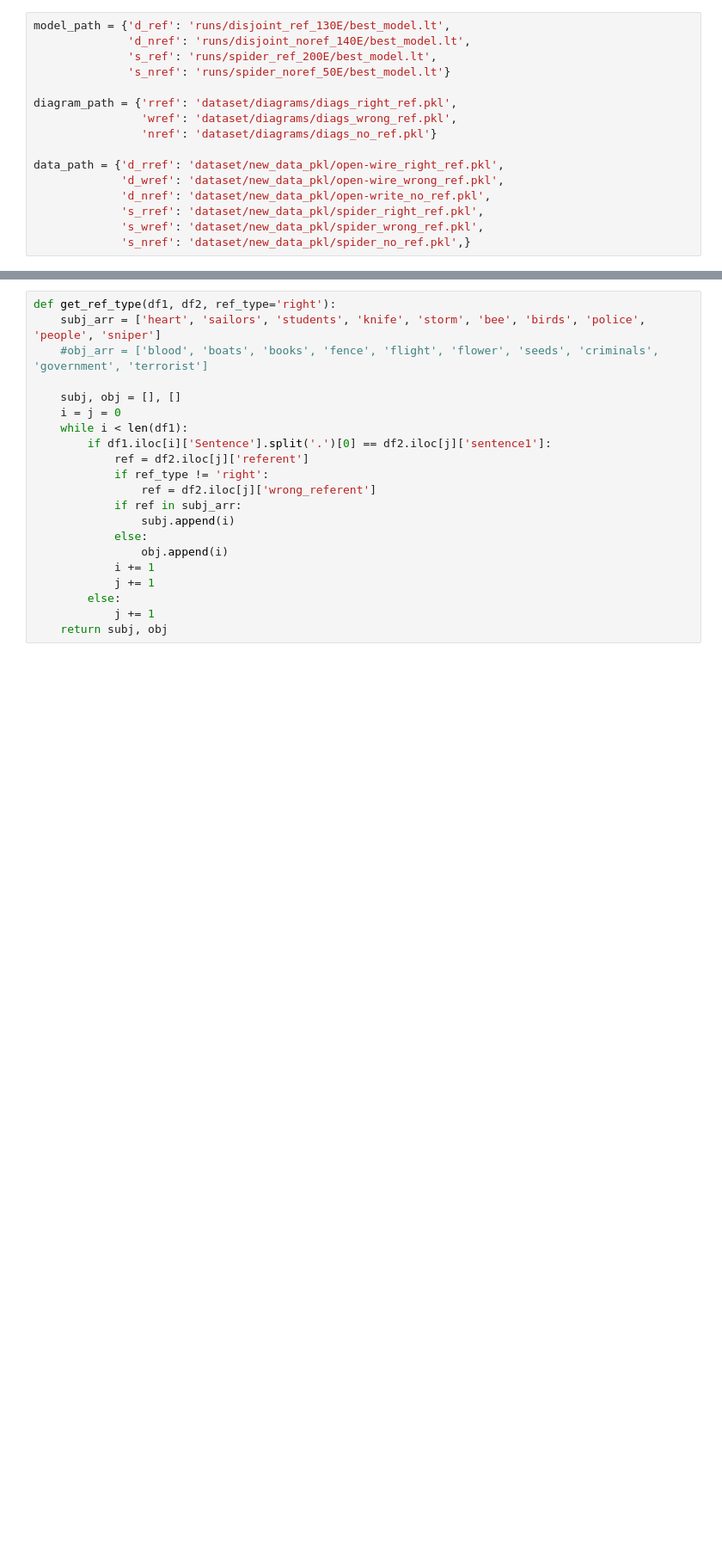
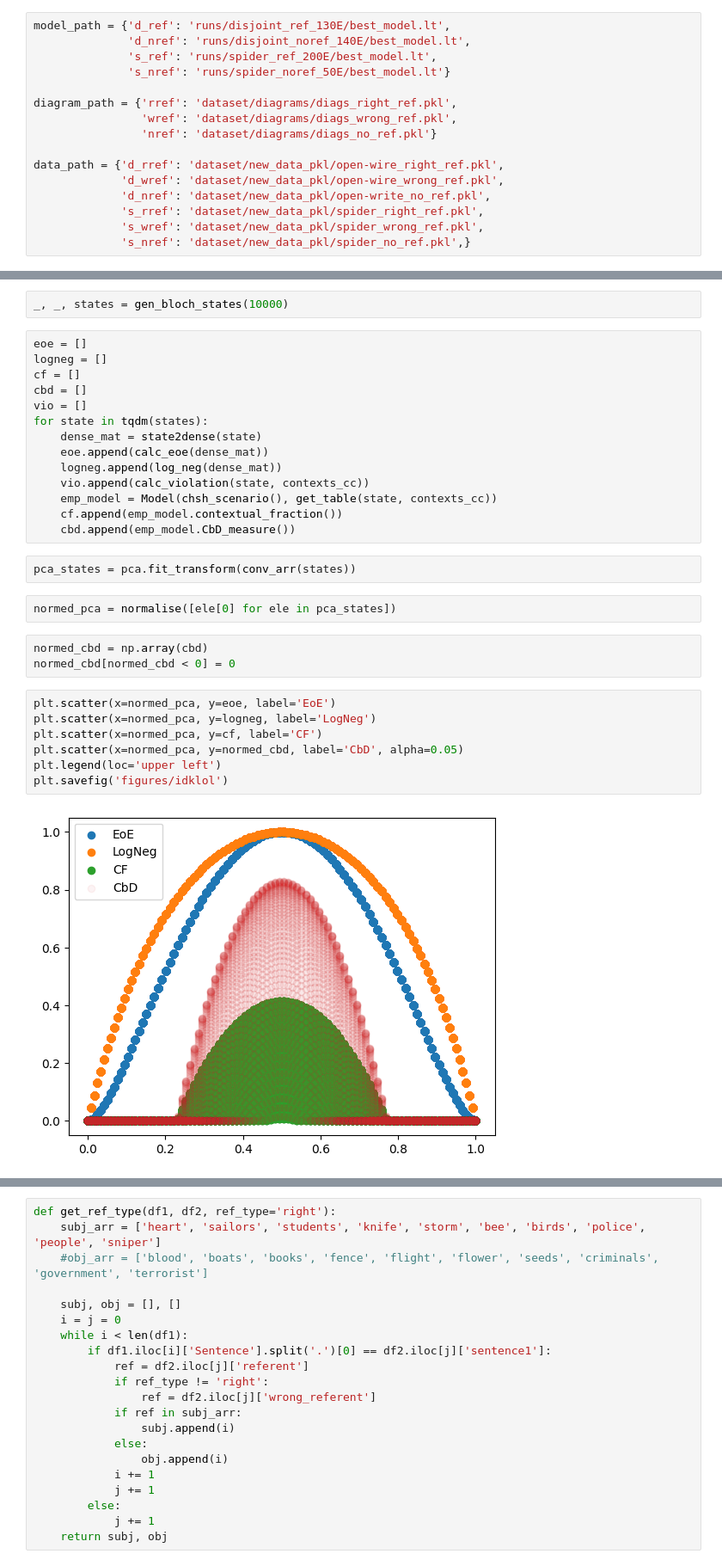
Before and after one commit to TilenLS/qnlp, a Jupyter notebook: main.ipynb, the cells around one changed output, grey strips where cells are left out. Shown at 86% size. Drawn from its saved outputs; the diff is of its cells as text; blank space fills up the shorter version.

```diff
--- a/main.ipynb
+++ b/main.ipynb
@@ -69,0 +83,32 @@ df = pd.read_csv('dataset/original_data/test.csv')
+# %%
+_, _, states = gen_bloch_states(10000)
+# %%
+eoe = []
+logneg = []
+cf = []
+cbd = []
+vio = []
+for state in tqdm(states):
+    dense_mat = state2dense(state)
+    eoe.append(calc_eoe(dense_mat))
+    logneg.append(log_neg(dense_mat))
+    vio.append(calc_violation(state, contexts_cc))
+    emp_model = Model(chsh_scenario(), get_table(state, contexts_cc))
+    cf.append(emp_model.contextual_fraction())
+    cbd.append(emp_model.CbD_measure())
+# %%
+pca_states = pca.fit_transform(conv_arr(states))
+# %%
+normed_pca = normalise([ele[0] for ele in pca_states])
+# %%
+normed_cbd = np.array(cbd)
+normed_cbd[normed_cbd < 0] = 0
+# %%
+plt.scatter(x=normed_pca, y=eoe, label='EoE')
+plt.scatter(x=normed_pca, y=logneg, label='LogNeg')
+plt.scatter(x=normed_pca, y=cf, label='CF')
+plt.scatter(x=normed_pca, y=normed_cbd, label='CbD', alpha=0.05)
+plt.legend(loc='upper left')
+plt.savefig('figures/idklol')
+# %% [output]
+[figure, added]
```
Also changed, not shown: parts of 30 cells of this notebook, 11 other files.
